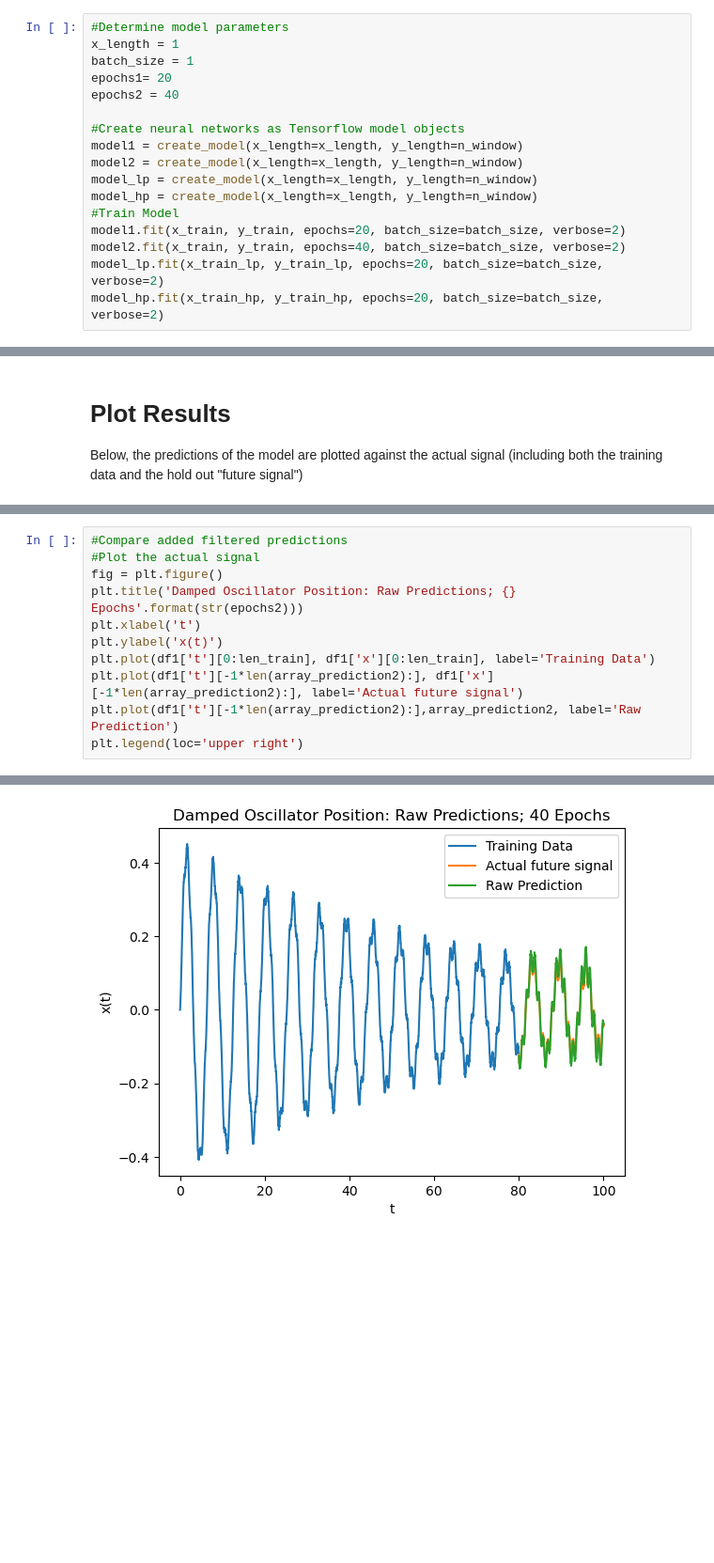
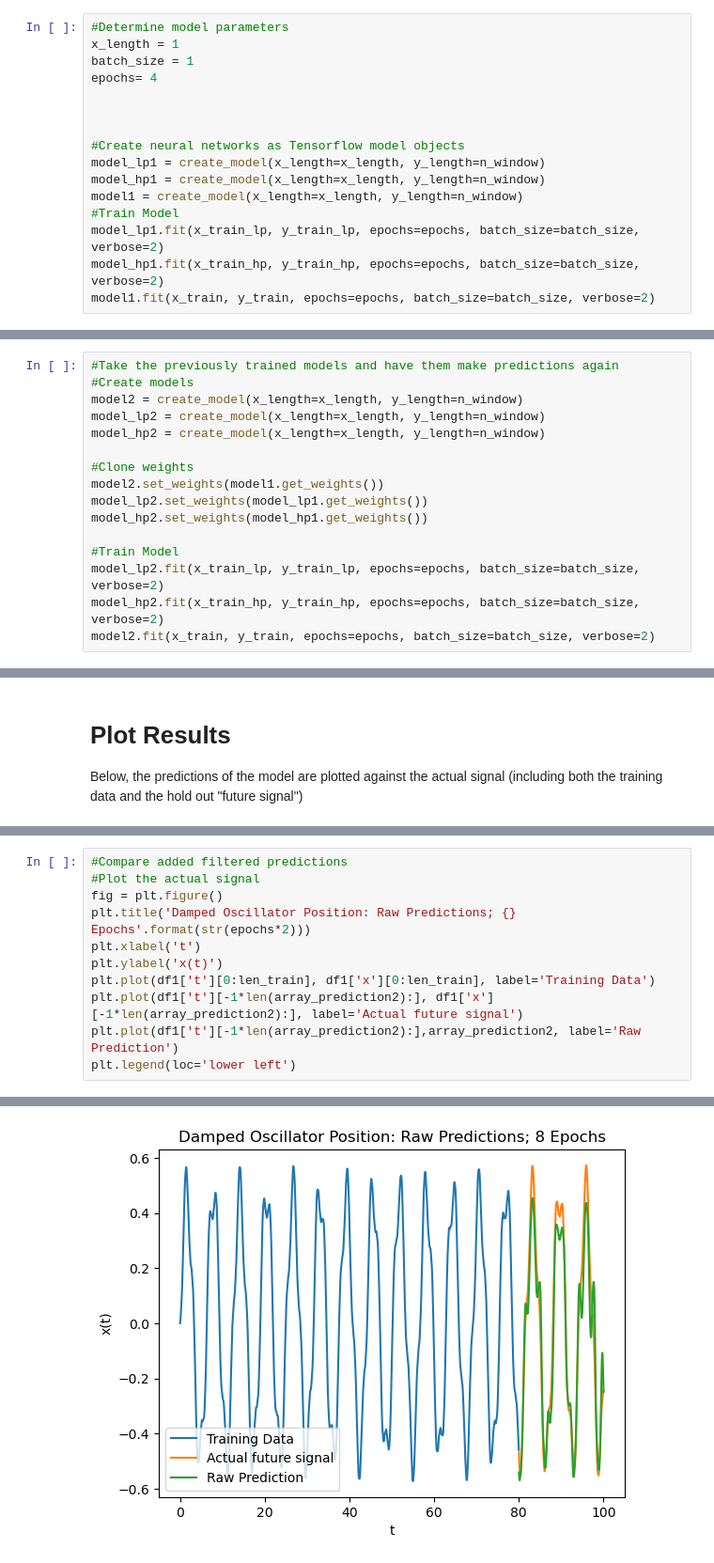
Before and after one commit to gaoadam/dynamicmodel, a Jupyter notebook: lstm_predictions_filtered.ipynb, the cells around one changed output, grey strips where cells are left out. Shown at 94% size. Drawn from its saved outputs; the diff is of its cells as text; blank space fills up the shorter version.

```diff
--- a/lstm_predictions_filtered.ipynb
+++ b/lstm_predictions_filtered.ipynb
@@ -135,19 +135,18 @@ def create_model(x_length, y_length):
 #Determine model parameters
 x_length = 1
 batch_size = 1
-epochs1= 20
-epochs2 = 40
+epochs= 4
+
+
 
 #Create neural networks as Tensorflow model objects
+model_lp1 = create_model(x_length=x_length, y_length=n_window)
+model_hp1 = create_model(x_length=x_length, y_length=n_window)
 model1 = create_model(x_length=x_length, y_length=n_window)
-model2 = create_model(x_length=x_length, y_length=n_window)
-model_lp = create_model(x_length=x_length, y_length=n_window)
-model_hp = create_model(x_length=x_length, y_length=n_window)
 #Train Model
-model1.fit(x_train, y_train, epochs=20, batch_size=batch_size, verbose=2)
-model2.fit(x_train, y_train, epochs=40, batch_size=batch_size, verbose=2)
-model_lp.fit(x_train_lp, y_train_lp, epochs=20, batch_size=batch_size, verbose=2)
-model_hp.fit(x_train_hp, y_train_hp, epochs=20, batch_size=batch_size, verbose=2)
+model_lp1.fit(x_train_lp, y_train_lp, epochs=epochs, batch_size=batch_size, verbose=2)
+model_hp1.fit(x_train_hp, y_train_hp, epochs=epochs, batch_size=batch_size, verbose=2)
+model1.fit(x_train, y_train, epochs=epochs, batch_size=batch_size, verbose=2)
 # %% [output]
 WARNING:tensorflow:From c:\Users\adamq\anaconda3\envs\tensorflow\lib\site-packages\keras\src\backend.py:873: The name tf.get_default_graph is deprecated. Please use tf.compat.v1.get_default_graph inst ...
 
@@ -169 +168,17 @@ Epoch 20/20
 <keras.src.callbacks.History at 0x...>
+# %%
+#Take the previously trained models and have them make predictions again
+#Create models
+model2 = create_model(x_length=x_length, y_length=n_window)
+model_lp2 = create_model(x_length=x_length, y_length=n_window)
+model_hp2 = create_model(x_length=x_length, y_length=n_window)
+
+#Clone weights
+model2.set_weights(model1.get_weights())
+model_lp2.set_weights(model_lp1.get_weights())
+model_hp2.set_weights(model_hp1.get_weights())
+
+#Train Model
+model_lp2.fit(x_train_lp, y_train_lp, epochs=epochs, batch_size=batch_size, verbose=2)
+model_hp2.fit(x_train_hp, y_train_hp, epochs=epochs, batch_size=batch_size, verbose=2)
+model2.fit(x_train, y_train, epochs=epochs, batch_size=batch_size, verbose=2)
@@ -297,17 +376,17 @@ plt.legend(loc='upper right')
 # %%
 #Compare added filtered predictions
 #Plot the actual signal
 fig = plt.figure()
-plt.title('Damped Oscillator Position: Raw Predictions; {} Epochs'.format(str(epochs2)))
+plt.title('Damped Oscillator Position: Raw Predictions; {} Epochs'.format(str(epochs*2)))
 plt.xlabel('t')
 plt.ylabel('x(t)')
 plt.plot(df1['t'][0:len_train], df1['x'][0:len_train], label='Training Data')
 plt.plot(df1['t'][-1*len(array_prediction2):], df1['x'][-1*len(array_prediction2):], label='Actual future signal')
 plt.plot(df1['t'][-1*len(array_prediction2):],array_prediction2, label='Raw Prediction')
-plt.legend(loc='upper right')
+plt.legend(loc='lower left')
 # %% [output]
 <matplotlib.legend.Legend at 0x...>
-[figure, old version]
+[figure, new version]
 # %%
 #Mean squared error of raw prediction
 mse_raw1 = ((df1['x'][-1*len(array_prediction1):] - array_prediction1[:][0])**2).mean()
```
Also changed, not shown: parts of 14 cells of this notebook, 3 other files.
